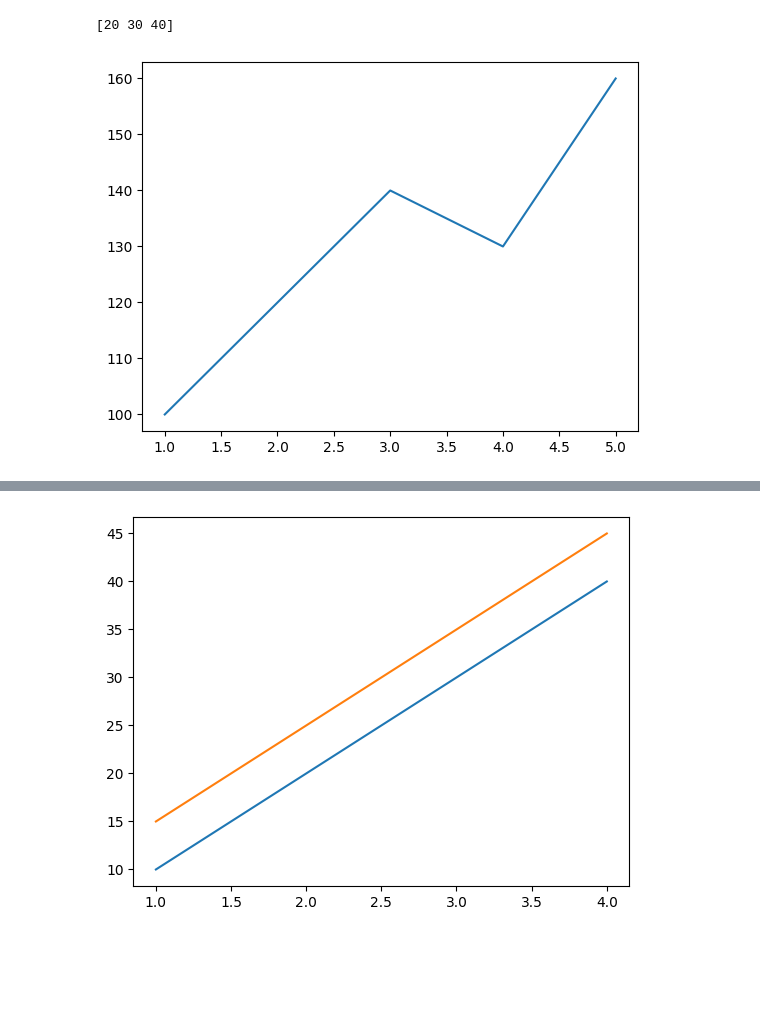
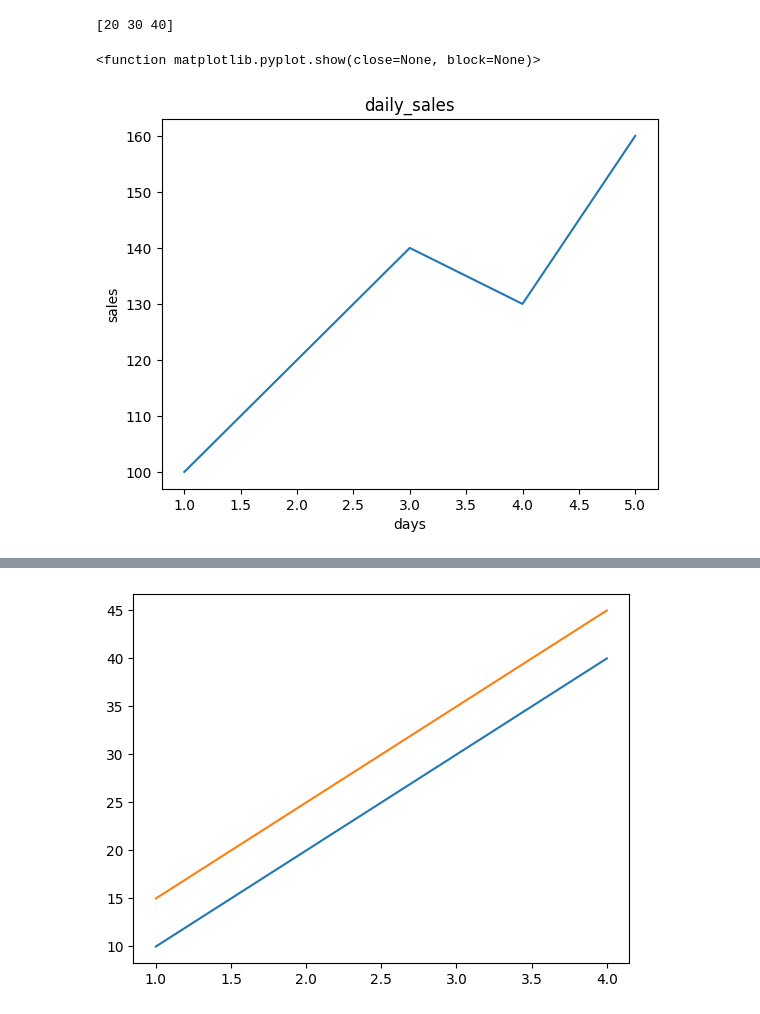
Before and after one commit to vyshnkb/DigitalQueueSystem, a Jupyter notebook: Untitled0.ipynb, the cells around one changed output, grey strips where cells are left out. Saved outputs shown, nothing was run; the diff lists cells and outputs as text; code cells hidden in the pictures; blank space fills up the shorter version.

```diff
--- a/Untitled0.ipynb
+++ b/Untitled0.ipynb
@@ -92,8 +101,12 @@ import matplotlib.pyplot as plt
 # %%
 import matplotlib.pyplot as plt
 days = [1,2,3,4,5]
 sales = [100,120,140,130,160]
 plt.plot(days,sales)
-plt.show()
+plt.title("daily_sales")
+plt.xlabel("days")
+plt.ylabel("sales")
+plt.show
 # %% [output]
+<function matplotlib.pyplot.show(close=None, block=None)>
-[figure, old version]
+[figure, new version]
```
Also changed, not shown: parts of 25 cells of this notebook.
